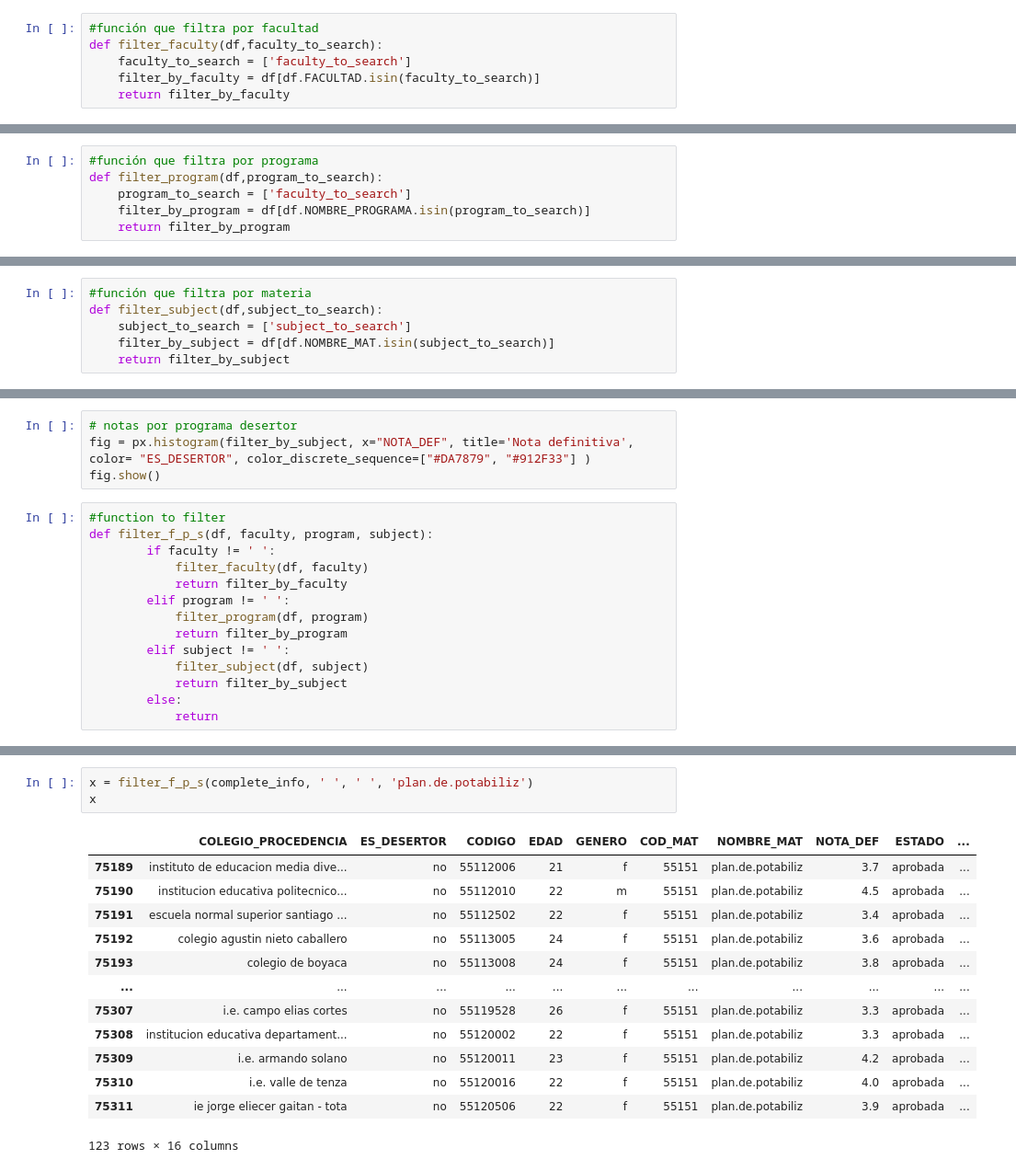
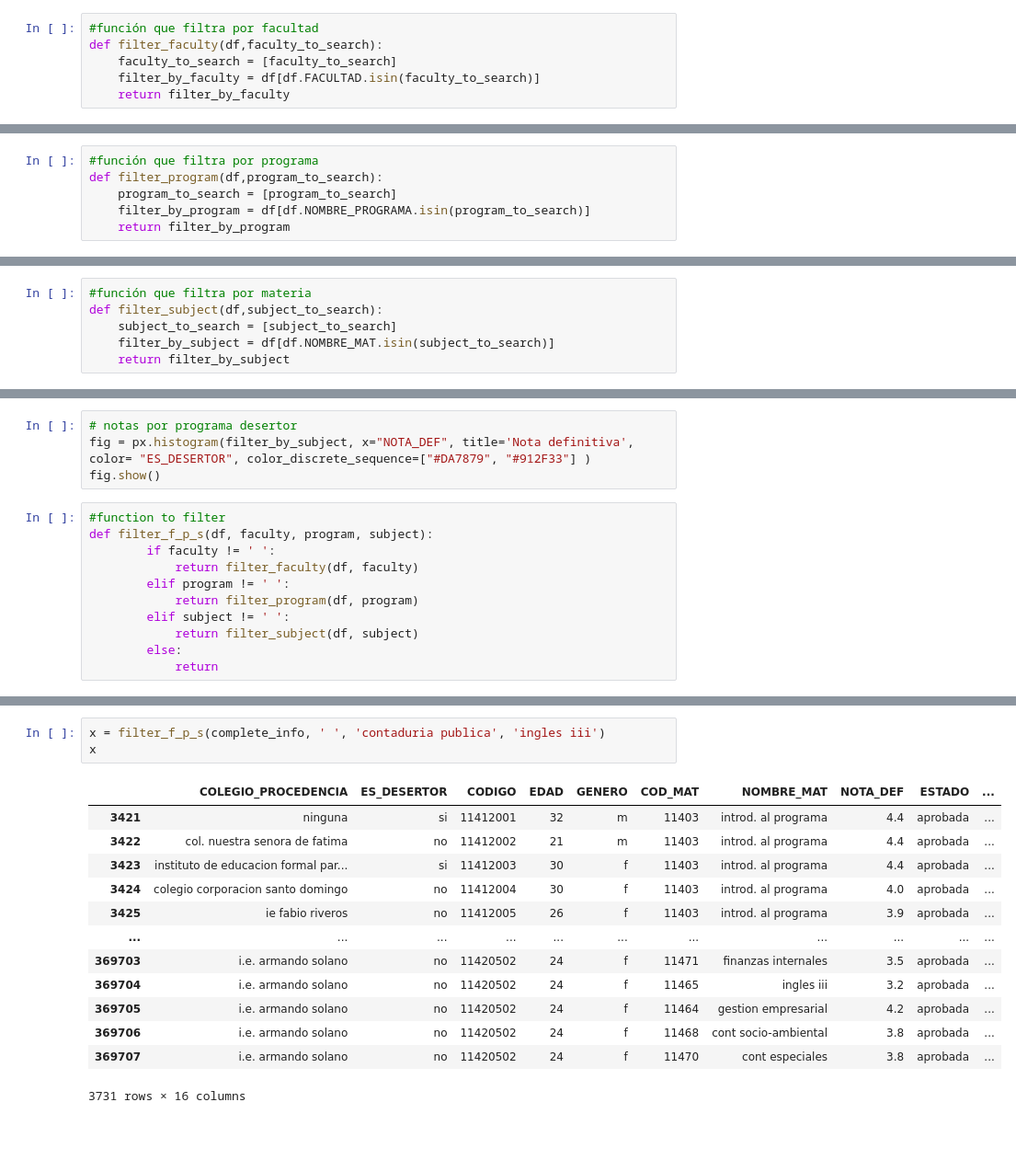
Before and after one commit to DS4A-COL21-G56/DS4A_G56, a Jupyter notebook: notebooks/processed_data.ipynb, the cells around one changed output, grey strips where cells are left out. Shown at 92% size. Drawn from its saved outputs; the diff is of its cells as text; blank space fills up the shorter version.

Commit message:
correction filter all

```diff
--- a/notebooks/processed_data.ipynb
+++ b/notebooks/processed_data.ipynb
@@ -277,7 +277,7 @@ filter_by_faculty
 # %%
 #función que filtra por facultad
 def filter_faculty(df,faculty_to_search):
-    faculty_to_search = ['faculty_to_search']
+    faculty_to_search = [faculty_to_search]
     filter_by_faculty = df[df.FACULTAD.isin(faculty_to_search)]
     return filter_by_faculty
 # %%
@@ -310,7 +310,7 @@ filter_by_program
 # %%
 #función que filtra por programa
 def filter_program(df,program_to_search):
-    program_to_search = ['faculty_to_search']
+    program_to_search = [program_to_search]
     filter_by_program = df[df.NOMBRE_PROGRAMA.isin(program_to_search)]
     return filter_by_program
 # %%
@@ -343,7 +343,7 @@ filter_by_subject
 # %%
 #función que filtra por materia
 def filter_subject(df,subject_to_search):
-    subject_to_search = ['subject_to_search']
+    subject_to_search = [subject_to_search]
     filter_by_subject = df[df.NOMBRE_MAT.isin(subject_to_search)]
     return filter_by_subject
 # %%
@@ -358,13 +358,10 @@ fig.show()
 #function to filter
 def filter_f_p_s(df, faculty, program, subject):
         if faculty != ' ':
-            filter_faculty(df, faculty)
-            return filter_by_faculty
+            return filter_faculty(df, faculty)
         elif program != ' ':
-            filter_program(df, program)
-            return filter_by_program
+            return filter_program(df, program)
         elif subject != ' ':
-            filter_subject(df, subject)
-            return filter_by_subject
+            return filter_subject(df, subject)
         else:
             return
@@ -371,17 +384,17 @@ def filter_f_p_s(df, faculty, program, subject):
 # %%
-x = filter_f_p_s(complete_info, ' ', ' ', 'plan.de.potabiliz')
+x = filter_f_p_s(complete_info, ' ', 'contaduria publica', 'ingles iii')
 x
 # %% [output]
 |  | COLEGIO_PROCEDENCIA | ES_DESERTOR | CODIGO | EDAD | GENERO | COD_MAT | NOMBRE_MAT | NOTA_DEF | ESTADO | ... |
-| 75189 | instituto de educacion media dive... | no | 55112006 | 21 | f | 55151 | plan.de.potabiliz | 3.7 | aprobada | ... |
-| 75190 | institucion educativa politecnico... | no | 55112010 | 22 | m | 55151 | plan.de.potabiliz | 4.5 | aprobada | ... |
-| 75191 | escuela normal superior santiago ... | no | 55112502 | 22 | f | 55151 | plan.de.potabiliz | 3.4 | aprobada | ... |
-| 75192 | colegio agustin nieto caballero | no | 55113005 | 24 | f | 55151 | plan.de.potabiliz | 3.6 | aprobada | ... |
-| 75193 | colegio de boyaca | no | 55113008 | 24 | f | 55151 | plan.de.potabiliz | 3.8 | aprobada | ... |
+| 3421 | ninguna | si | 11412001 | 32 | m | 11403 | introd. al programa | 4.4 | aprobada | ... |
+| 3422 | col. nuestra senora de fatima | no | 11412002 | 21 | m | 11403 | introd. al programa | 4.4 | aprobada | ... |
+| 3423 | instituto de educacion formal par... | si | 11412003 | 30 | f | 11403 | introd. al programa | 4.4 | aprobada | ... |
+| 3424 | colegio corporacion santo domingo | no | 11412004 | 30 | f | 11403 | introd. al programa | 4.0 | aprobada | ... |
+| 3425 | ie fabio riveros | no | 11412005 | 26 | f | 11403 | introd. al programa | 3.9 | aprobada | ... |
 | ... | ... | ... | ... | ... | ... | ... | ... | ... | ... | ... |
-| 75307 | i.e. campo elias cortes | no | 55119528 | 26 | f | 55151 | plan.de.potabiliz | 3.3 | aprobada | ... |
-| 75308 | institucion educativa departament... | no | 55120002 | 22 | f | 55151 | plan.de.potabiliz | 3.3 | aprobada | ... |
-| 75309 | i.e. armando solano | no | 55120011 | 23 | f | 55151 | plan.de.potabiliz | 4.2 | aprobada | ... |
-| 75310 | i.e. valle de tenza | no | 55120016 | 22 | f | 55151 | plan.de.potabiliz | 4.0 | aprobada | ... |
-| 75311 | ie jorge eliecer gaitan - tota | no | 55120506 | 22 | f | 55151 | plan.de.potabiliz | 3.9 | aprobada | ... |
+| 369703 | i.e. armando solano | no | 11420502 | 24 | f | 11471 | finanzas internales | 3.5 | aprobada | ... |
+| 369704 | i.e. armando solano | no | 11420502 | 24 | f | 11465 | ingles iii | 3.2 | aprobada | ... |
+| 369705 | i.e. armando solano | no | 11420502 | 24 | f | 11464 | gestion empresarial | 4.2 | aprobada | ... |
+| 369706 | i.e. armando solano | no | 11420502 | 24 | f | 11468 | cont socio-ambiental | 3.8 | aprobada | ... |
+| 369707 | i.e. armando solano | no | 11420502 | 24 | f | 11470 | cont especiales | 3.8 | aprobada | ... |
-123 rows × 16 columns
+3731 rows × 16 columns
```
Also changed, not shown: parts of 2 cells of this notebook.
